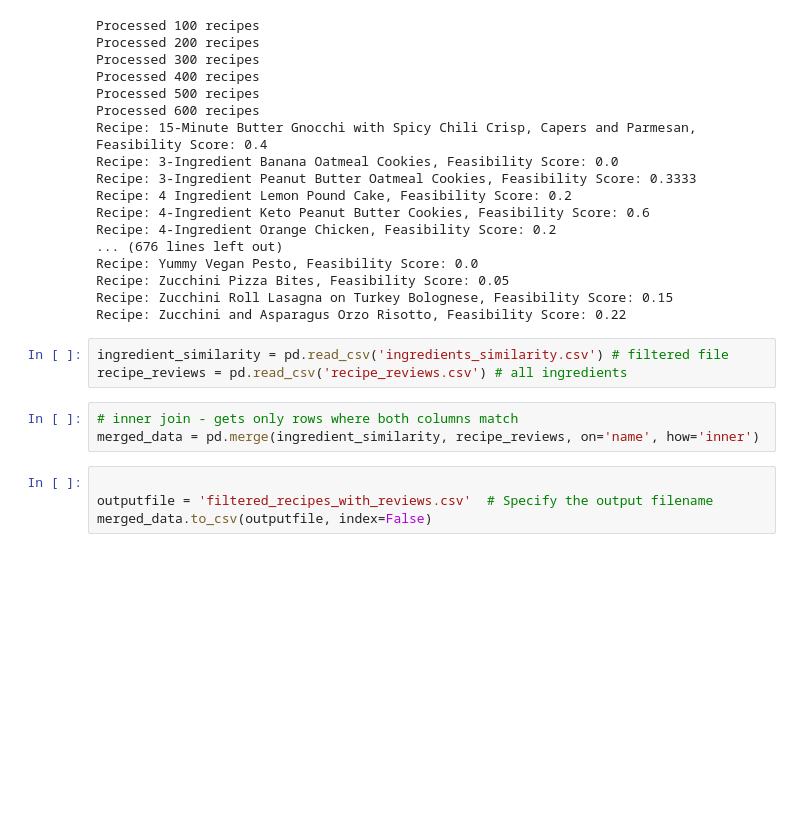
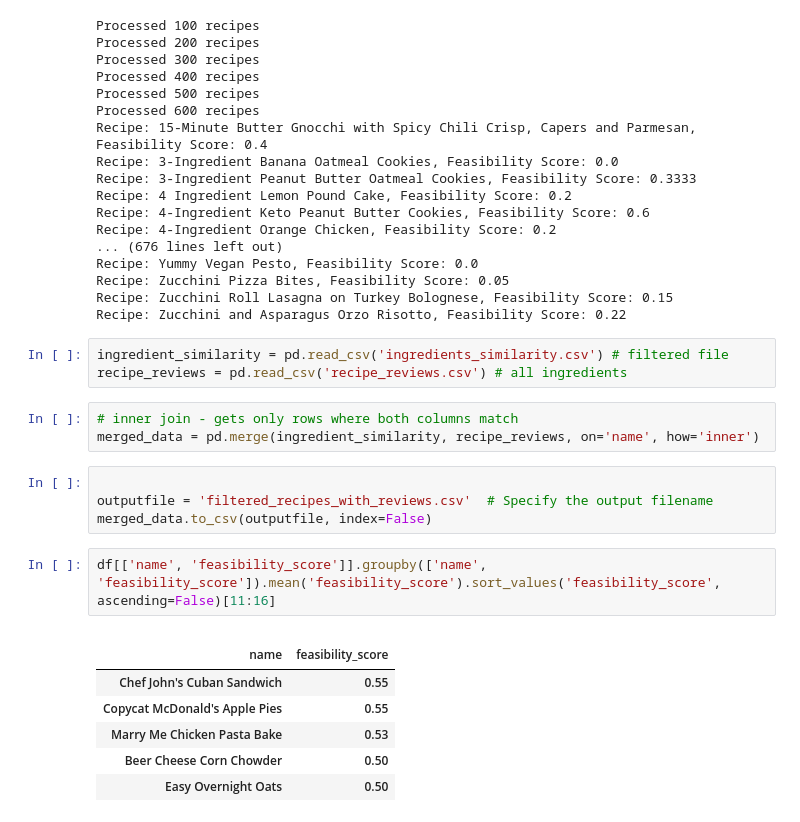
Before and after one commit to ramzikattan/RecipeAnalytics, a Jupyter notebook: 4. Ingredient Recommender.ipynb, the cells around one changed output. Saved outputs shown, nothing was run; the diff lists cells and outputs as text; blank space fills up the shorter version.

```diff
--- a/4. Ingredient Recommender.ipynb
+++ b/4. Ingredient Recommender.ipynb
@@ -194,3 +194,13 @@ merged_data = pd.merge(ingredient_similarity, recipe_reviews, on='name', how='in
 
 outputfile = 'filtered_recipes_with_reviews.csv'  # Specify the output filename
 merged_data.to_csv(outputfile, index=False)
+# %%
+df[['name', 'feasibility_score']].groupby(['name', 'feasibility_score']).mean('feasibility_score').sort_values('feasibility_score', ascending=False)[11:16]
+# %% [output]
+|  |  |
+| name | feasibility_score |
+| Chef John's Cuban Sandwich | 0.55 |
+| Copycat McDonald's Apple Pies | 0.55 |
+| Marry Me Chicken Pasta Bake | 0.53 |
+| Beer Cheese Corn Chowder | 0.50 |
+| Easy Overnight Oats | 0.50 |
```
